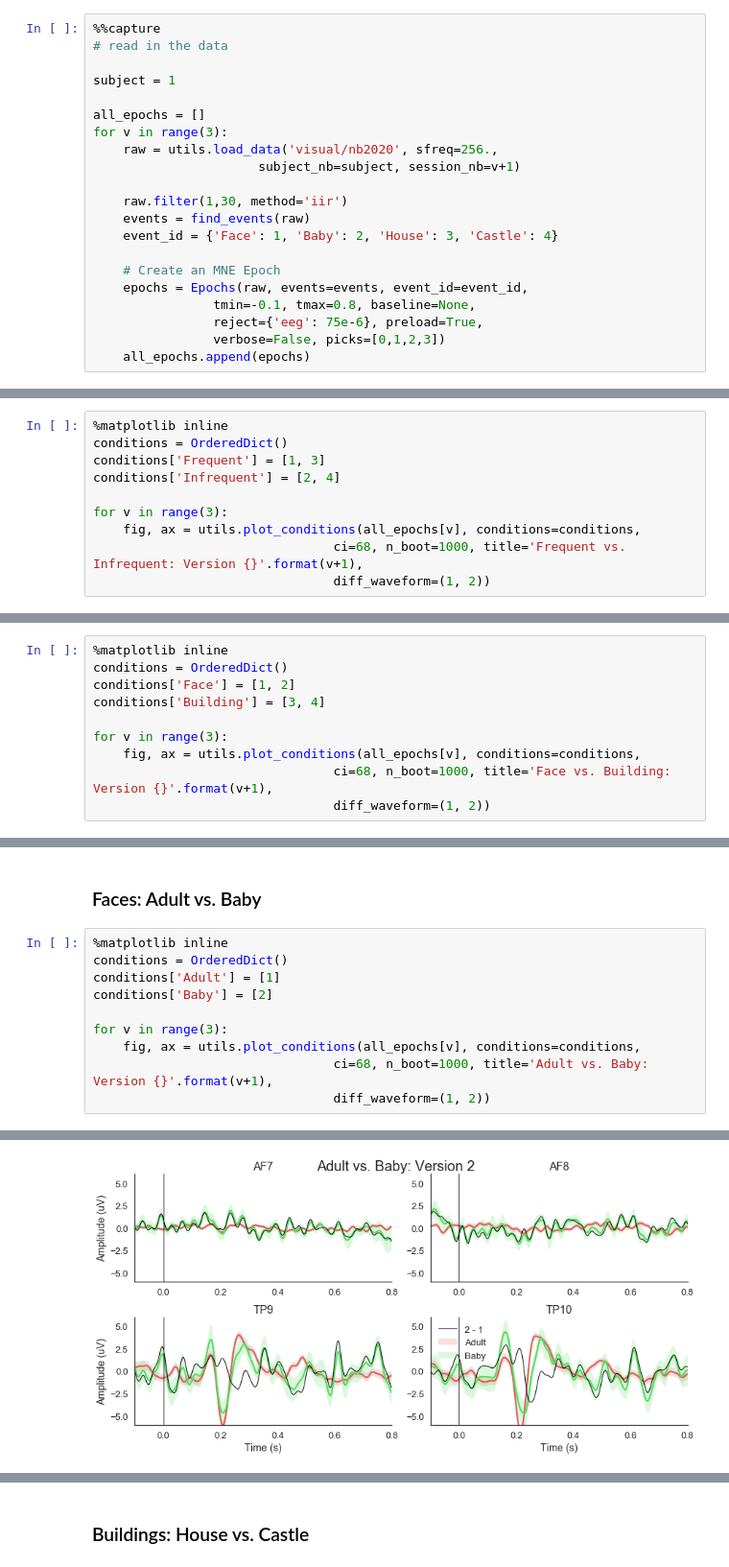
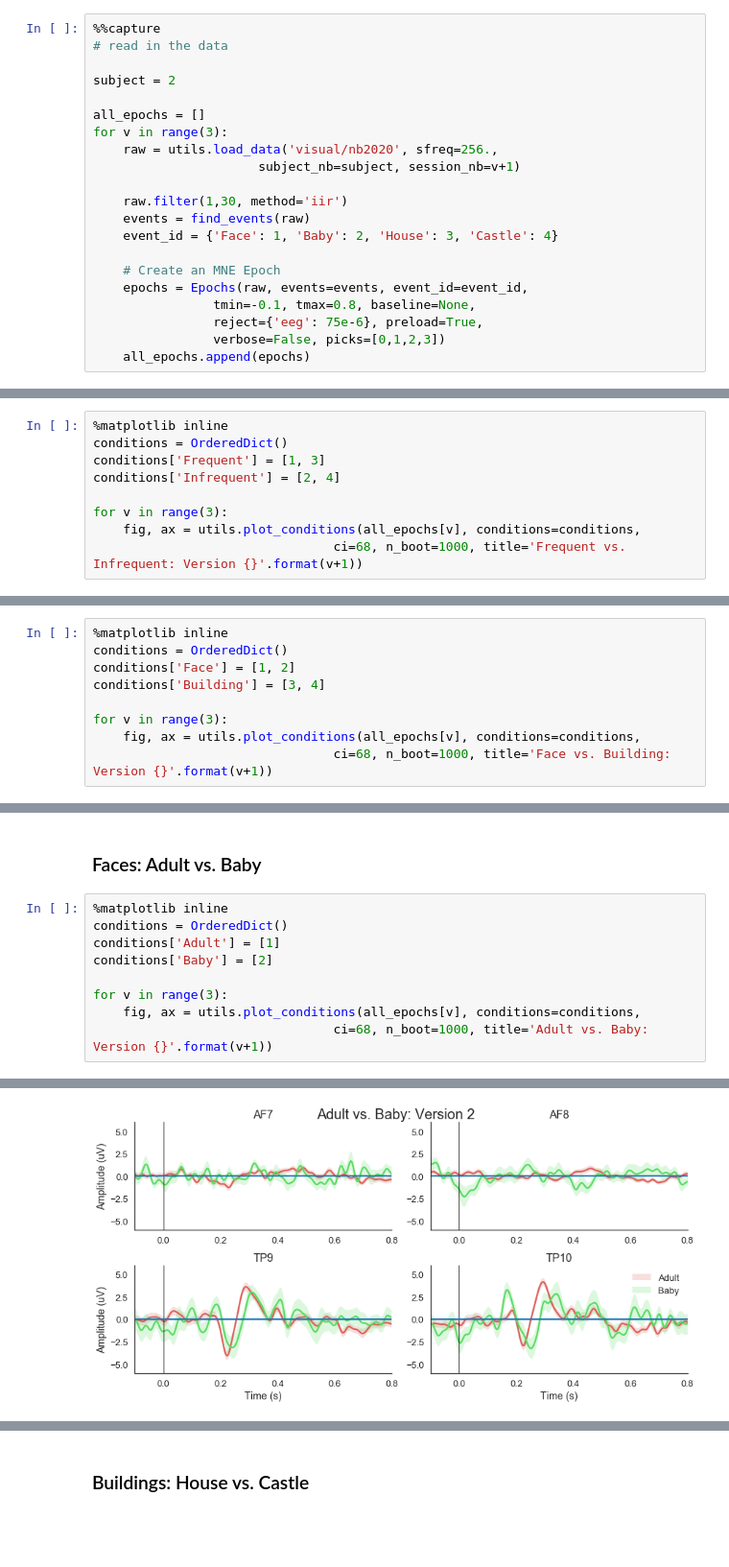
Before and after one commit to stephenrho/eeg-notebooks, a Jupyter notebook: notebooks/nb2020_plotEEG.ipynb, the cells around one changed output, grey strips where cells are left out. Shown at 96% size. Cells and saved outputs as stored; diff of their text form; blank space fills up the shorter version.

```diff
--- a/notebooks/nb2020_plotEEG.ipynb
+++ b/notebooks/nb2020_plotEEG.ipynb
@@ -16,7 +16,7 @@ warnings.filterwarnings('ignore')
 %%capture
 # read in the data
 
-subject = 1
+subject = 2
 
 all_epochs = []
 for v in range(3):
@@ -43,6 +43,5 @@ conditions['Infrequent'] = [2, 4]
 
 for v in range(3):
     fig, ax = utils.plot_conditions(all_epochs[v], conditions=conditions,
-                                ci=68, n_boot=1000, title='Frequent vs. Infrequent: Version {}'.format(v+1),
-                                diff_waveform=(1, 2))
+                                ci=68, n_boot=1000, title='Frequent vs. Infrequent: Version {}'.format(v+1))
 # %% [output]
@@ -59,6 +58,5 @@ conditions['Building'] = [3, 4]
 
 for v in range(3):
     fig, ax = utils.plot_conditions(all_epochs[v], conditions=conditions,
-                                ci=68, n_boot=1000, title='Face vs. Building: Version {}'.format(v+1),
-                                diff_waveform=(1, 2))
+                                ci=68, n_boot=1000, title='Face vs. Building: Version {}'.format(v+1))
 # %% [output]
@@ -75,6 +73,5 @@ conditions['Baby'] = [2]
 
 for v in range(3):
     fig, ax = utils.plot_conditions(all_epochs[v], conditions=conditions,
-                                ci=68, n_boot=1000, title='Adult vs. Baby: Version {}'.format(v+1),
-                                diff_waveform=(1, 2))
+                                ci=68, n_boot=1000, title='Adult vs. Baby: Version {}'.format(v+1))
 # %% [output]
@@ -82 +79 @@ for v in range(3):
-[figure, old version]
+[figure, new version]
```
Also changed, not shown: parts of 4 cells of this notebook, 38 other files.
